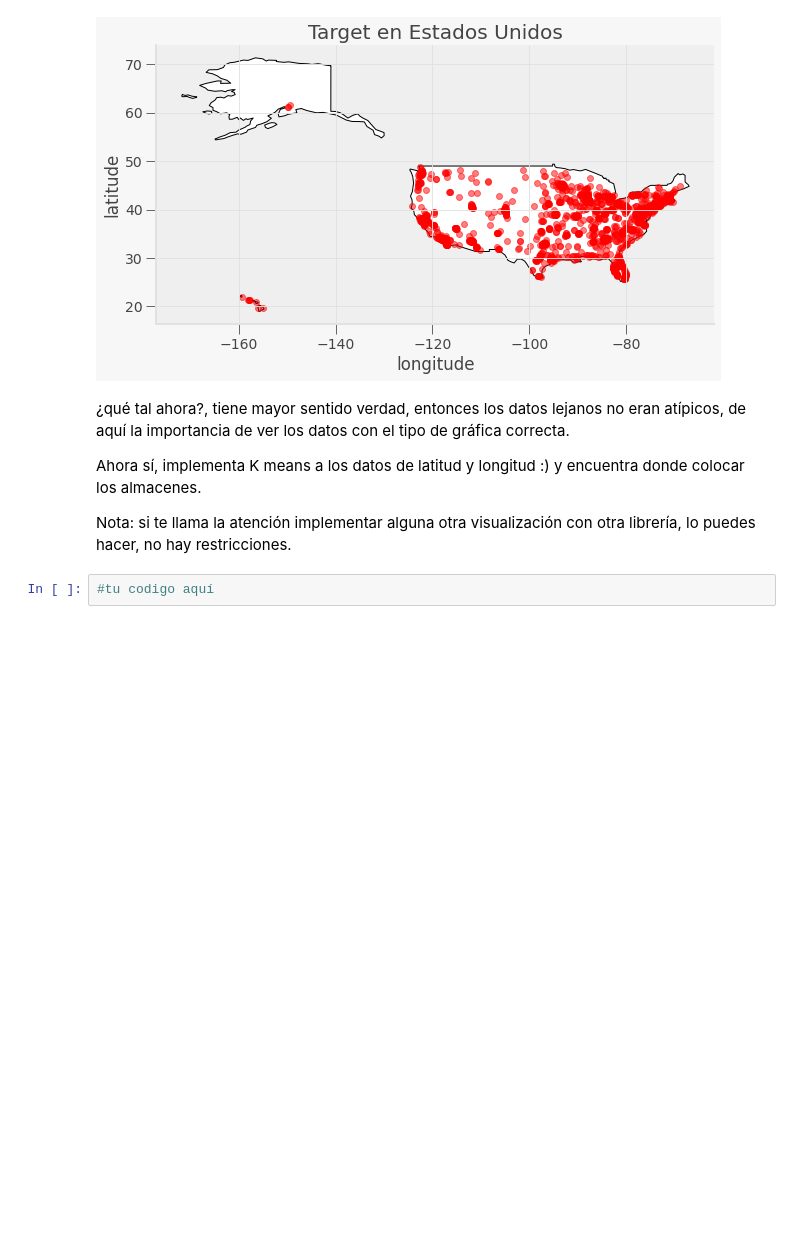
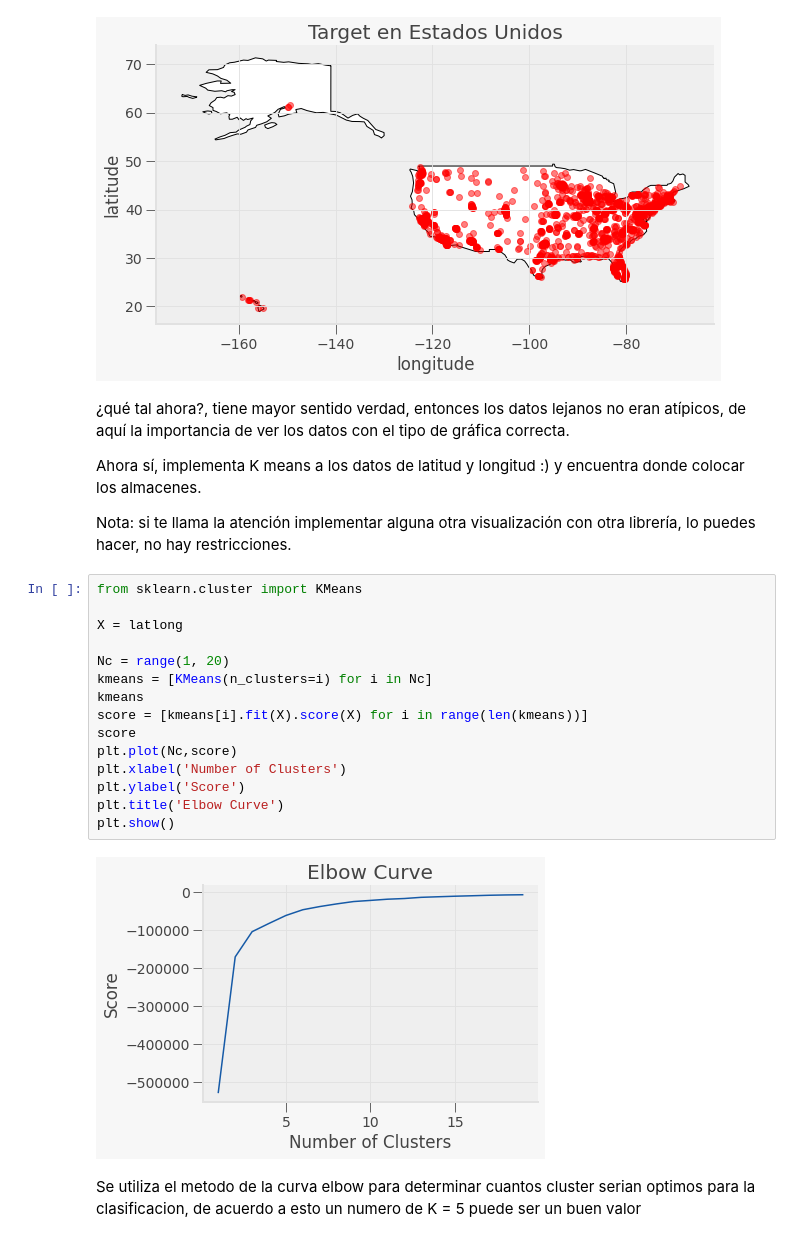
Before and after one commit to PosgradoMNA/actividades-de-aprendizaje-Katty, a Jupyter notebook: Actividad_semana_8_parte_2_TecMty_kmeans_target.ipynb, the cells around one changed output. Saved outputs shown, nothing was run; the diff lists cells and outputs as text; blank space fills up the shorter version.

```diff
--- a/Actividad_semana_8_parte_2_TecMty_kmeans_target.ipynb
+++ b/Actividad_semana_8_parte_2_TecMty_kmeans_target.ipynb
@@ -216,5 +226,22 @@ plt.show()
 Ahora sí, implementa K means a los datos de latitud y longitud :) y encuentra donde colocar los almacenes.
 
 Nota: si te llama la atención implementar alguna otra visualización con otra librería, lo puedes hacer, no hay restricciones.
-# %%
-#tu codigo aquí
+# %%
+from sklearn.cluster import KMeans
+
+X = latlong
+
+Nc = range(1, 20)
+kmeans = [KMeans(n_clusters=i) for i in Nc]
+kmeans
+score = [kmeans[i].fit(X).score(X) for i in range(len(kmeans))]
+score
+plt.plot(Nc,score)
+plt.xlabel('Number of Clusters')
+plt.ylabel('Score')
+plt.title('Elbow Curve')
+plt.show()
+# %% [output]
+[figure, added]
+# %% [markdown]
+Se utiliza el metodo de la curva elbow para determinar cuantos cluster serian optimos para la clasificacion, de acuerdo a esto un numero de K = 5 puede ser un buen valor
```
Also changed, not shown: parts of 8 cells of this notebook.
